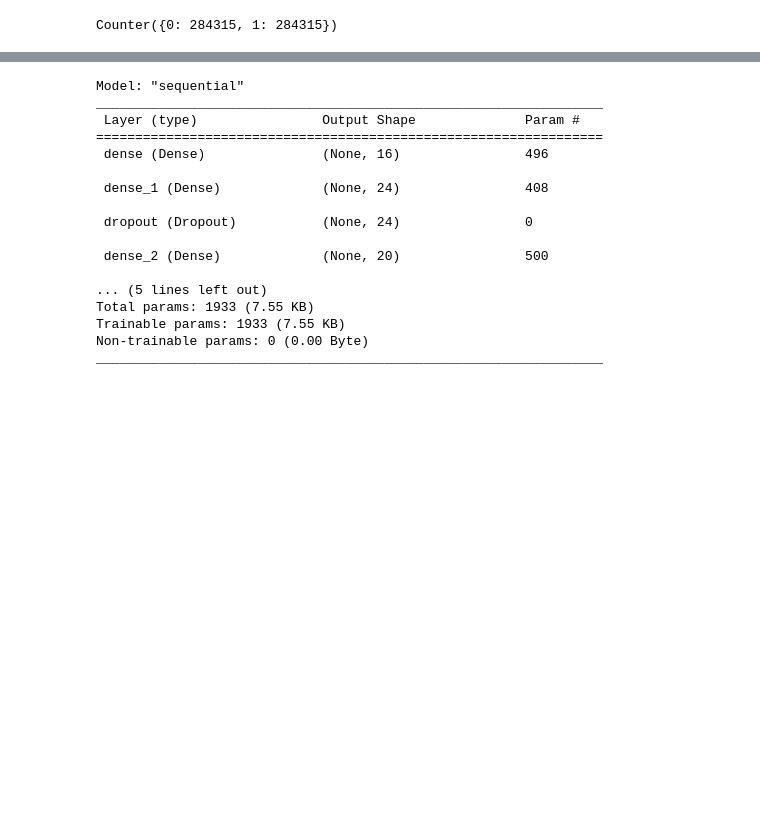
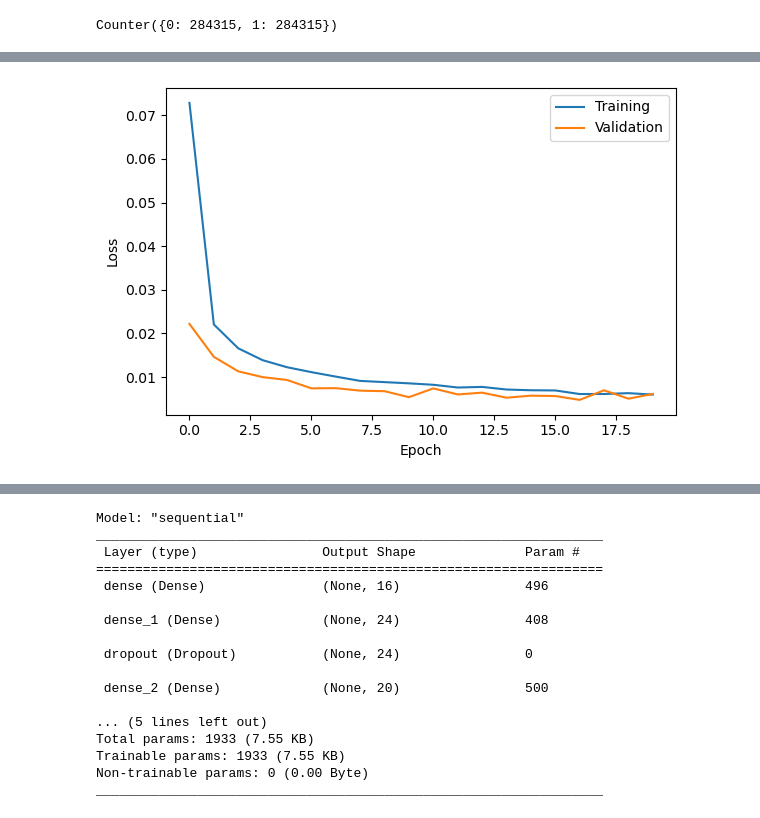
Before and after one commit to oumaima1220/Credit-card-fraud-detection, a Jupyter notebook: Credit card fraud detection using creditcard dataset.ipynb, the cells around one changed output, grey strips where cells are left out. Cells and saved outputs as stored; diff of their text form; code cells hidden in the pictures; blank space fills up the shorter version.

```diff
--- a/Credit card fraud detection using creditcard dataset.ipynb
+++ b/Credit card fraud detection using creditcard dataset.ipynb
@@ -232,7 +233,7 @@ CFG = dict(
     epochs = 20,
 )
 # %%
-model.fit(X_train, y_train,
+history = model.fit(X_train, y_train,
     validation_data = (X_test, y_test),
     batch_size = CFG['batch_size'],
     epochs = CFG['epochs'],
@@ -259,9 +259,11 @@ Epoch 20/20
 # %%
-fig, axs = plt.subplots(1, 1, figsize=(4,3))
+fig, axs = plt.subplots(1, 1, figsize=(6,4))
 metric = 'loss'
 _ = axs.plot(history.epoch, history.history[f'{metric}'], label='Training')
 _ = axs.plot(history.epoch, history.history[f'val_{metric}'], label='Validation')
 _ = axs.legend()
 _ = axs.set_xlabel('Epoch')
-_ = axs.set_ylabel('Reconstruction loss')
+_ = axs.set_ylabel('Loss')
 fig.tight_layout()
+# %% [output]
+[figure, added]
```
Also changed, not shown: parts of 11 cells of this notebook.
